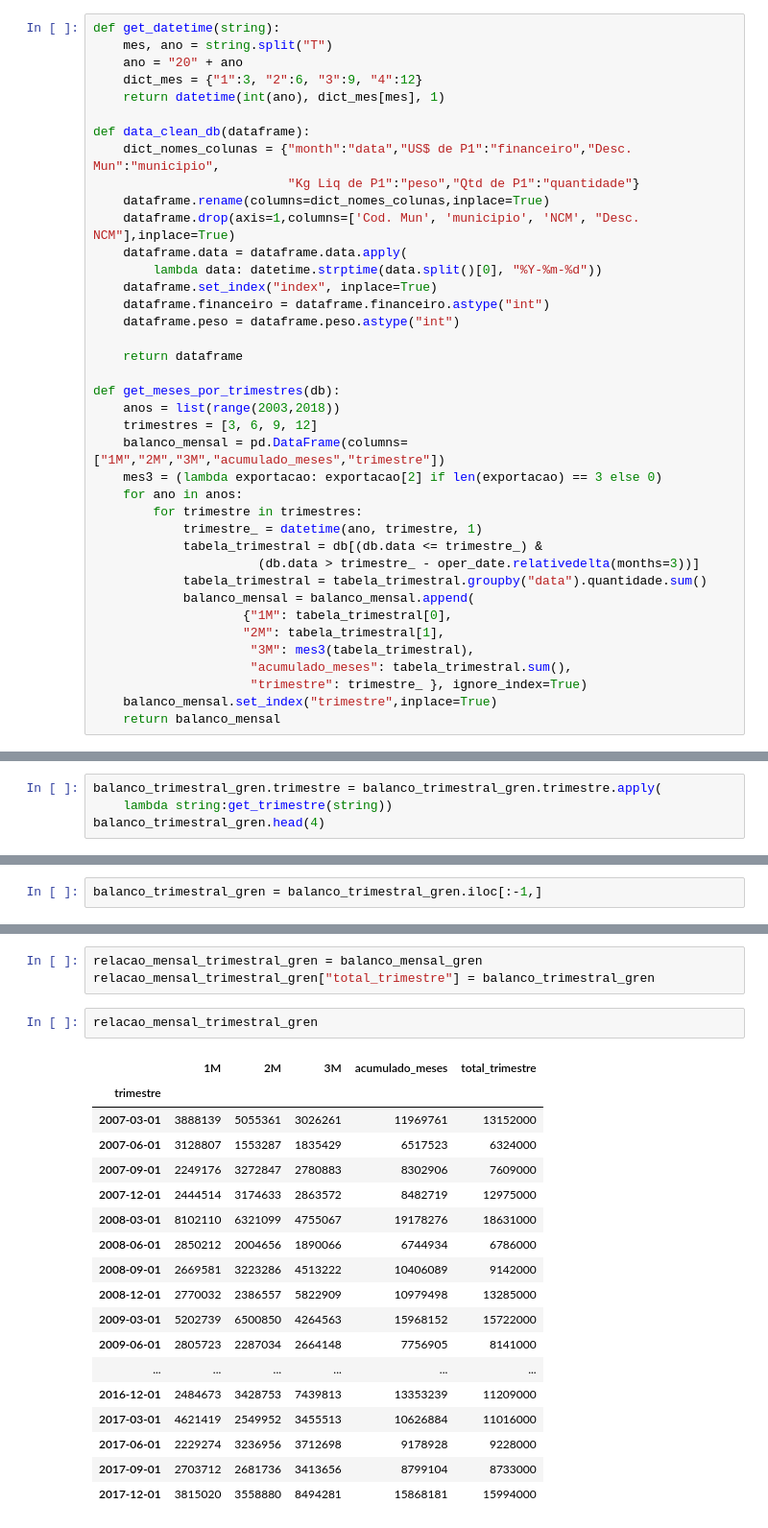
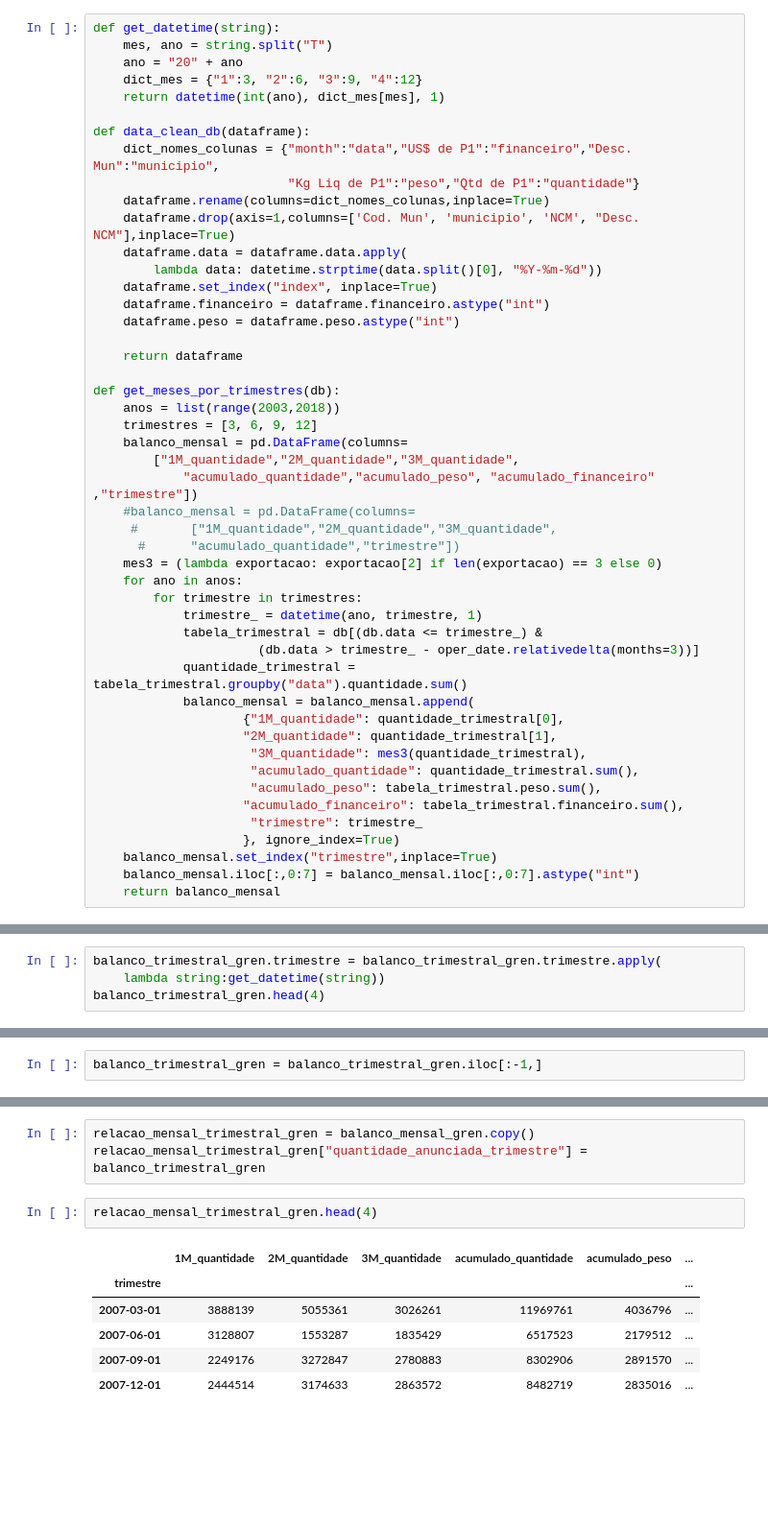
Before and after one commit to raffOps/data-analysis, a Jupyter notebook: data analysis.ipynb, the cells around one changed output, grey strips where cells are left out. Shown at 96% size. Drawn from its saved outputs; the diff is of its cells as text; blank space fills up the shorter version.

```diff
--- a/data analysis.ipynb
+++ b/data analysis.ipynb
@@ -40,21 +43,30 @@ def data_clean_db(dataframe):
 def get_meses_por_trimestres(db):
     anos = list(range(2003,2018))
     trimestres = [3, 6, 9, 12]
-    balanco_mensal = pd.DataFrame(columns=["1M","2M","3M","acumulado_meses","trimestre"])
+    balanco_mensal = pd.DataFrame(columns=
+        ["1M_quantidade","2M_quantidade","3M_quantidade",
+            "acumulado_quantidade","acumulado_peso", "acumulado_financeiro" ,"trimestre"])
+    #balanco_mensal = pd.DataFrame(columns=
+     #       ["1M_quantidade","2M_quantidade","3M_quantidade",
+      #      "acumulado_quantidade","trimestre"])
     mes3 = (lambda exportacao: exportacao[2] if len(exportacao) == 3 else 0)
     for ano in anos:
         for trimestre in trimestres:
             trimestre_ = datetime(ano, trimestre, 1)
             tabela_trimestral = db[(db.data <= trimestre_) &
                       (db.data > trimestre_ - oper_date.relativedelta(months=3))]
-            tabela_trimestral = tabela_trimestral.groupby("data").quantidade.sum()
+            quantidade_trimestral = tabela_trimestral.groupby("data").quantidade.sum()
             balanco_mensal = balanco_mensal.append(
-                    {"1M": tabela_trimestral[0],
-                    "2M": tabela_trimestral[1],
-                     "3M": mes3(tabela_trimestral),
-                     "acumulado_meses": tabela_trimestral.sum(),
-                     "trimestre": trimestre_ }, ignore_index=True)
+                    {"1M_quantidade": quantidade_trimestral[0],
+                    "2M_quantidade": quantidade_trimestral[1],
+                     "3M_quantidade": mes3(quantidade_trimestral),
+                     "acumulado_quantidade": quantidade_trimestral.sum(),
+                     "acumulado_peso": tabela_trimestral.peso.sum(),
+                    "acumulado_financeiro": tabela_trimestral.financeiro.sum(),
+                     "trimestre": trimestre_
+                    }, ignore_index=True)
     balanco_mensal.set_index("trimestre",inplace=True)
+    balanco_mensal.iloc[:,0:7] = balanco_mensal.iloc[:,0:7].astype("int")
     return balanco_mensal
 # %%
 grendene_db = pd.read_sql_query(querie.format(grendene_cidades), con)
@@ -138,5 +166,5 @@ balanco_trimestral_gren.head(8)
 # %%
 balanco_trimestral_gren.trimestre = balanco_trimestral_gren.trimestre.apply(
-    lambda string:get_trimestre(string))
+    lambda string:get_datetime(string))
 balanco_trimestral_gren.head(4)
 # %% [output]
@@ -221,29 +253,17 @@ total_exportado    44 non-null int64
 dtypes: int64(1)
 memory usage: 704.0 bytes
 # %%
-relacao_mensal_trimestral_gren = balanco_mensal_gren
-relacao_mensal_trimestral_gren["total_trimestre"] = balanco_trimestral_gren
+relacao_mensal_trimestral_gren = balanco_mensal_gren.copy()
+relacao_mensal_trimestral_gren["quantidade_anunciada_trimestre"] = balanco_trimestral_gren
 # %%
-relacao_mensal_trimestral_gren
+relacao_mensal_trimestral_gren.head(4)
 # %% [output]
-|  | 1M | 2M | 3M | acumulado_meses | total_trimestre |
-| trimestre |  |  |  |  |  |
-| 2007-03-01 | 3888139 | 5055361 | 3026261 | 11969761 | 13152000 |
-| 2007-06-01 | 3128807 | 1553287 | 1835429 | 6517523 | 6324000 |
-| 2007-09-01 | 2249176 | 3272847 | 2780883 | 8302906 | 7609000 |
-| 2007-12-01 | 2444514 | 3174633 | 2863572 | 8482719 | 12975000 |
-| 2008-03-01 | 8102110 | 6321099 | 4755067 | 19178276 | 18631000 |
-| 2008-06-01 | 2850212 | 2004656 | 1890066 | 6744934 | 6786000 |
-| 2008-09-01 | 2669581 | 3223286 | 4513222 | 10406089 | 9142000 |
-| 2008-12-01 | 2770032 | 2386557 | 5822909 | 10979498 | 13285000 |
-| 2009-03-01 | 5202739 | 6500850 | 4264563 | 15968152 | 15722000 |
-| 2009-06-01 | 2805723 | 2287034 | 2664148 | 7756905 | 8141000 |
-| ... | ... | ... | ... | ... | ... |
-| 2016-12-01 | 2484673 | 3428753 | 7439813 | 13353239 | 11209000 |
-| 2017-03-01 | 4621419 | 2549952 | 3455513 | 10626884 | 11016000 |
-| 2017-06-01 | 2229274 | 3236956 | 3712698 | 9178928 | 9228000 |
-| 2017-09-01 | 2703712 | 2681736 | 3413656 | 8799104 | 8733000 |
-| 2017-12-01 | 3815020 | 3558880 | 8494281 | 15868181 | 15994000 |
+|  | 1M_quantidade | 2M_quantidade | 3M_quantidade | acumulado_quantidade | acumulado_peso | ... |
+| trimestre |  |  |  |  |  | ... |
+| 2007-03-01 | 3888139 | 5055361 | 3026261 | 11969761 | 4036796 | ... |
+| 2007-06-01 | 3128807 | 1553287 | 1835429 | 6517523 | 2179512 | ... |
+| 2007-09-01 | 2249176 | 3272847 | 2780883 | 8302906 | 2891570 | ... |
+| 2007-12-01 | 2444514 | 3174633 | 2863572 | 8482719 | 2835016 | ... |
 # %%
 balanco_mensal_alp.info()
 print("##########################")
```
Also changed, not shown: parts of 40 cells of this notebook, 2 other files.
